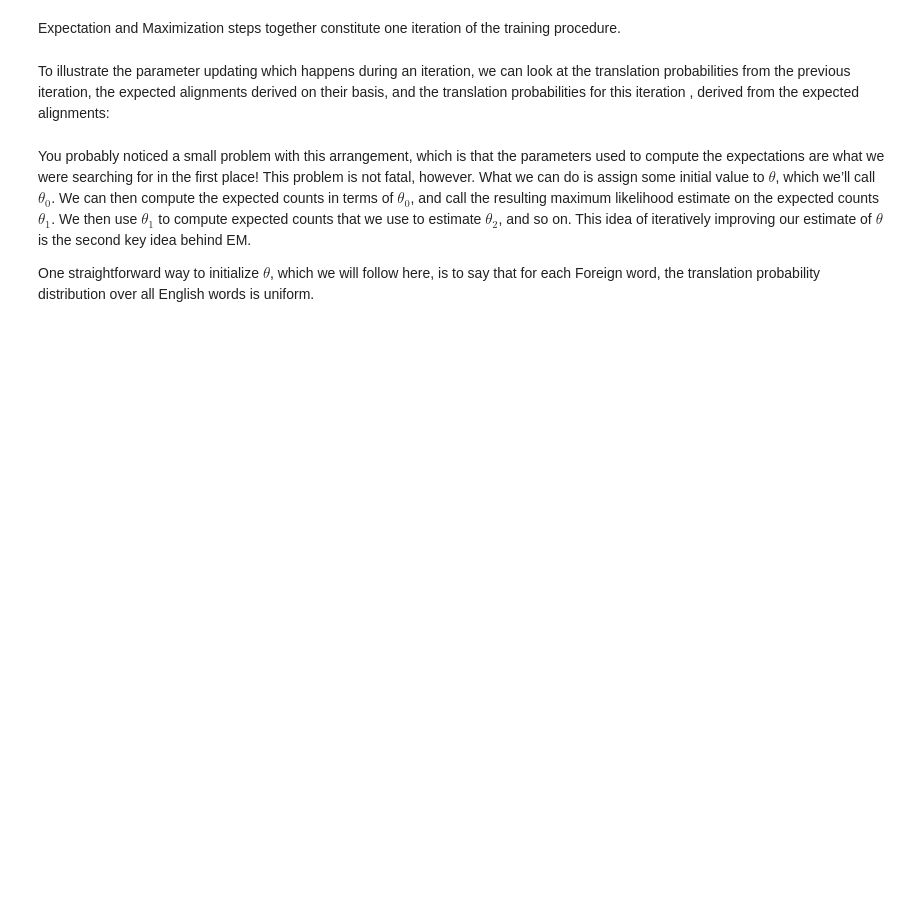
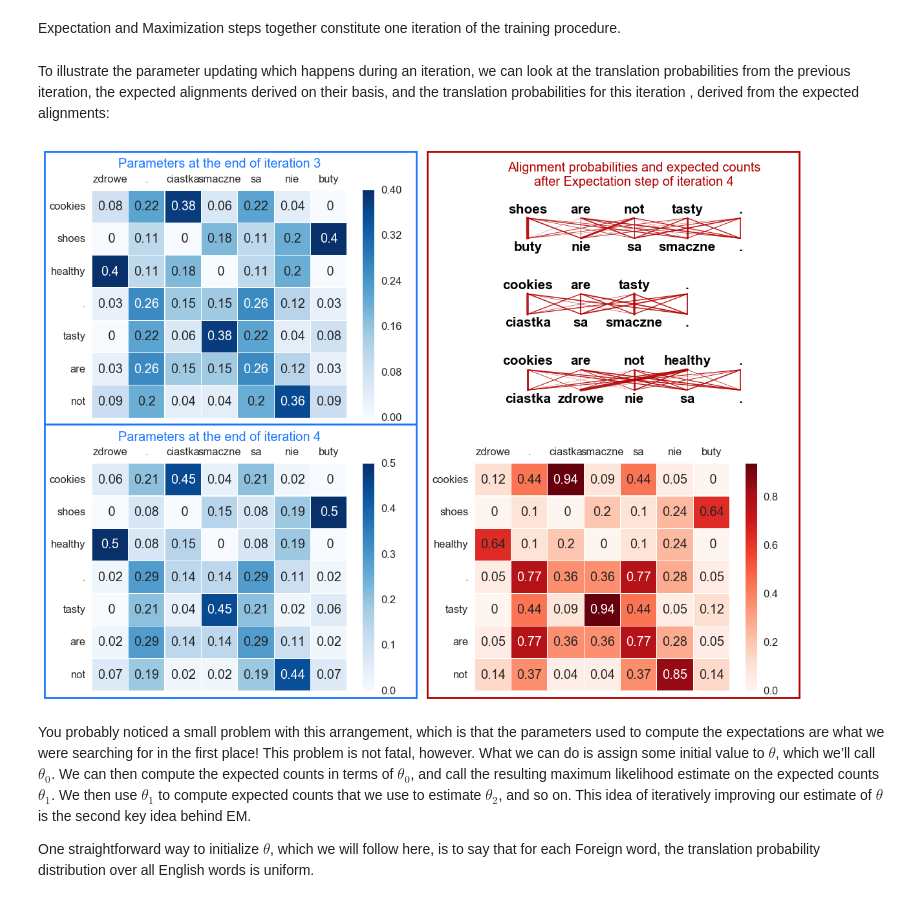
Before and after one commit to INFR11133/lab1, a Jupyter notebook: IBM1/IBM Model1.ipynb, the cells around one changed output. Saved outputs shown, nothing was run; the diff lists cells and outputs as text; code cells hidden in the pictures; blank space fills up the shorter version.

```diff
--- a/IBM1/IBM Model1.ipynb
+++ b/IBM1/IBM Model1.ipynb
@@ -25,6 +25,7 @@ import matplotlib.pyplot as plt
 from matplotlib.animation import FuncAnimation
 from matplotlib.collections import LineCollection
 import pandas as pd
+from pylab import Rectangle
 import seaborn as sns
 from copy import deepcopy, copy
 %matplotlib inline
@@ -181,7 +182,14 @@ def draw_iteration(at_iter, bitext):
     # first translation table
     ax1 = plt.subplot(221)
     draw_translation_table(bitext, theta_before, f_order, fig=ax1)
-    plt.title('Parameters  from last iteration', color='#1a75ff', y=1.08)
+    plt.title('Parameters at the end of iteration {}'.format(str(at_iter-1)), color='#1a75ff', y=1.08)
+    autoAxis1 = ax1.axis()
+    rec1 = Rectangle((autoAxis1[0]-1.3,autoAxis1[2]-0.2), #xy
+                     (autoAxis1[1]-autoAxis1[0])+3.2, #width
+                     (autoAxis1[3]-autoAxis1[2])+1.4, #height
+                     fill=False,lw=2,color='#1a75ff')
+    rec1 = ax1.add_patch(rec1)
+    rec1.set_clip_on(False)
 
     # alignment graph
     ax2 = plt.subplot(222)
@@ -194,16 +202,31 @@ def draw_iteration(at_iter, bitext):
     plot_words(ax2, coordinates['x_e'], coordinates['y_e'], coordinates['w_e'], 'bottom')
     lines = [ax2.plot(xy[0], xy[1],alpha=0.9,linestyle='-',lw=w,color='#b20000')[0]
              for xy,w in zip(coordinates['edges'],line_weights[at_iter-1])]
-    plt.title('Alignment probabilities and expected counts', color='#b20000')
+    plt.title('Alignment probabilities and expected counts\nafter Expectation step of iteration {}'.format(str(at_iter)),
+              color='#b20000')
 
     # expected alignment counts
     ax3 = plt.subplot(224)
     draw_expected_counts(bitext, theta_before, f_order, fig=ax3)
+    autoAxis3 = ax3.axis()
+    rec23 = Rectangle((autoAxis3[0]-1.3,autoAxis3[2]-0.2), #xy
+                     (autoAxis3[1]-autoAxis3[0])+3.2, #width
+                     (autoAxis3[3]-autoAxis3[2])+9.8, #height
+                     fill=False,lw=2,color='#b20000')
+    rec23 = ax3.add_patch(rec23)
+    rec23.set_clip_on(False)
 
     # second translation table
     ax4 = plt.subplot(223)
     draw_translation_table(bitext, theta_after, f_order, fig=ax4)
-    plt.title('Updated parameters', color='#1a75ff', y=1.08)
+    plt.title('Parameters at the end of iteration {}'.format(str(at_iter)), color='#1a75ff', y=1.08)
+    autoAxis4 = ax1.axis()
+    rec4 = Rectangle((autoAxis4[0]-1.3,autoAxis4[2]-0.2), #xy
+                     (autoAxis4[1]-autoAxis4[0])+3.2, #width
+                     (autoAxis4[3]-autoAxis4[2])+1.4, #height
+                     fill=False,lw=2,color='#1a75ff')
+    rec4 = ax4.add_patch(rec4)
+    rec4.set_clip_on(False)
 
     plt.show()
 
@@ -590,7 +635,9 @@ def iteration(theta, bitext):
 # %% [markdown]
  To illustrate the parameter updating which happens during an iteration, we can look at the translation probabilities from the previous iteration, the expected alignments derived on their basis, and the translation probabilities for this iteration , derived from the expected alignments:
 # %%
-draw_iteration(2, bitext)
+draw_iteration(4, bitext)
+# %% [output]
+[figure, added]
 # %% [markdown]
 You probably noticed a small problem with this arrangement, which is that the parameters used to compute the expectations are what we were searching for in the first place! This problem is not fatal, however. What we can do is assign some initial value to $\theta$, which we’ll call $\theta_0$. We can then compute the expected counts in terms of $\theta_0$, and call the resulting maximum likelihood estimate on the expected counts $\theta_1$. We then use $\theta_1$ to compute expected counts that we use to estimate $\theta_2$, and so on. This idea of iteratively improving our estimate of $\theta$ is the second key idea behind EM.
 
```
Also changed, not shown: parts of 5 cells of this notebook.
